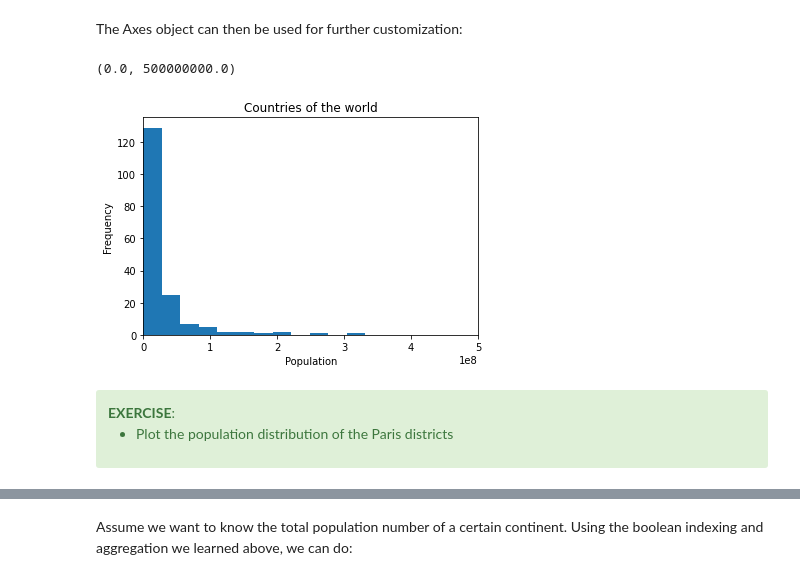
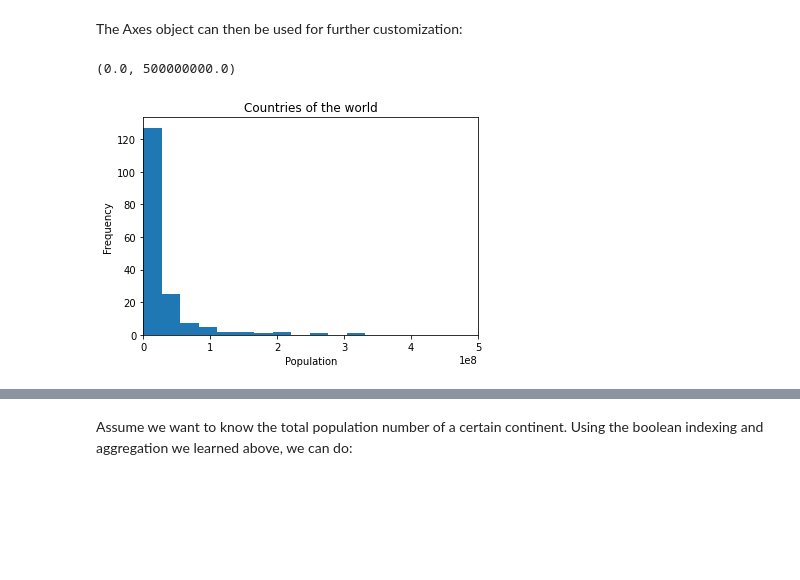
Before and after one commit to jorisvandenbossche/DS-python-geospatial, a Jupyter notebook: _solved/introdution-tabular-data.ipynb, the cells around one changed output, grey strips where cells are left out. Saved outputs shown, nothing was run; the diff lists cells and outputs as text; code cells hidden in the pictures; blank space fills up the shorter version.

```diff
--- a/_solved/introdution-tabular-data.ipynb
+++ b/_solved/introdution-tabular-data.ipynb
@@ -752,18 +740,11 @@ countries['pop_est'].plot(kind="hist", ax=ax)
 # %% [markdown]
 The Axes object can then be used for further customization:
 # %%
-fig, ax = plt.subplots()
-countries['pop_est'].plot(kind="hist", ax=ax, bins=50)
-ax.set_title("Countries of the world")
-ax.set_xlabel("Population")
-ax.set_xlim(0, 5e8)
+fig, axs = plt.subplots()
+countries['pop_est'].plot(kind="hist", ax=axs, bins=50)
+axs.set_title("Countries of the world")
+axs.set_xlabel("Population")
+axs.set_xlim(0, 5e8)
 # %% [output]
 (0.0, 500000000.0)
-[figure, old version]
+[figure, new version]
-# %% [markdown]
-<div class="alert alert-success">
-<b>EXERCISE</b>:
-
-* Plot the population distribution of the Paris districts
-
-</div>
```
Also changed, not shown: parts of 84 cells of this notebook, 2 other files.
